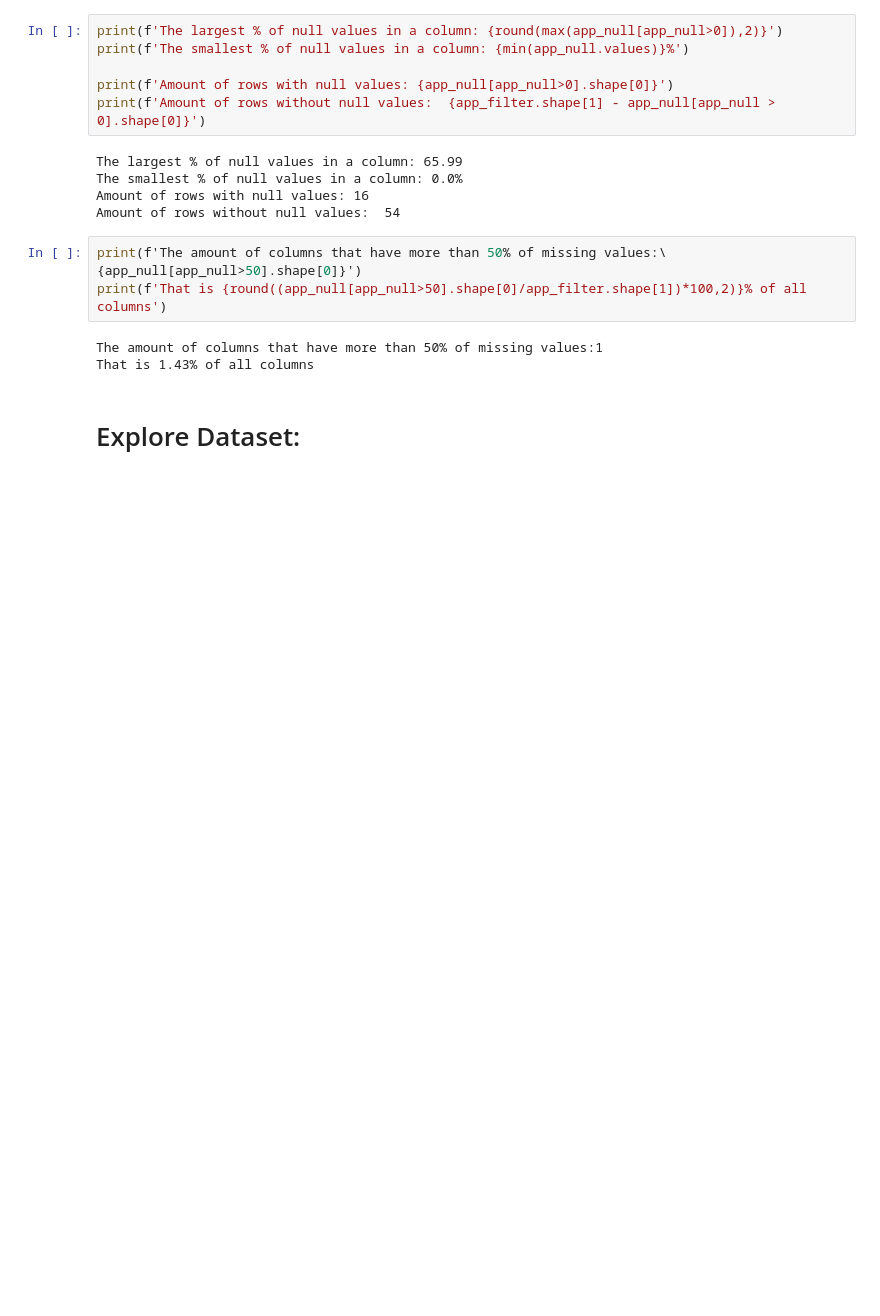
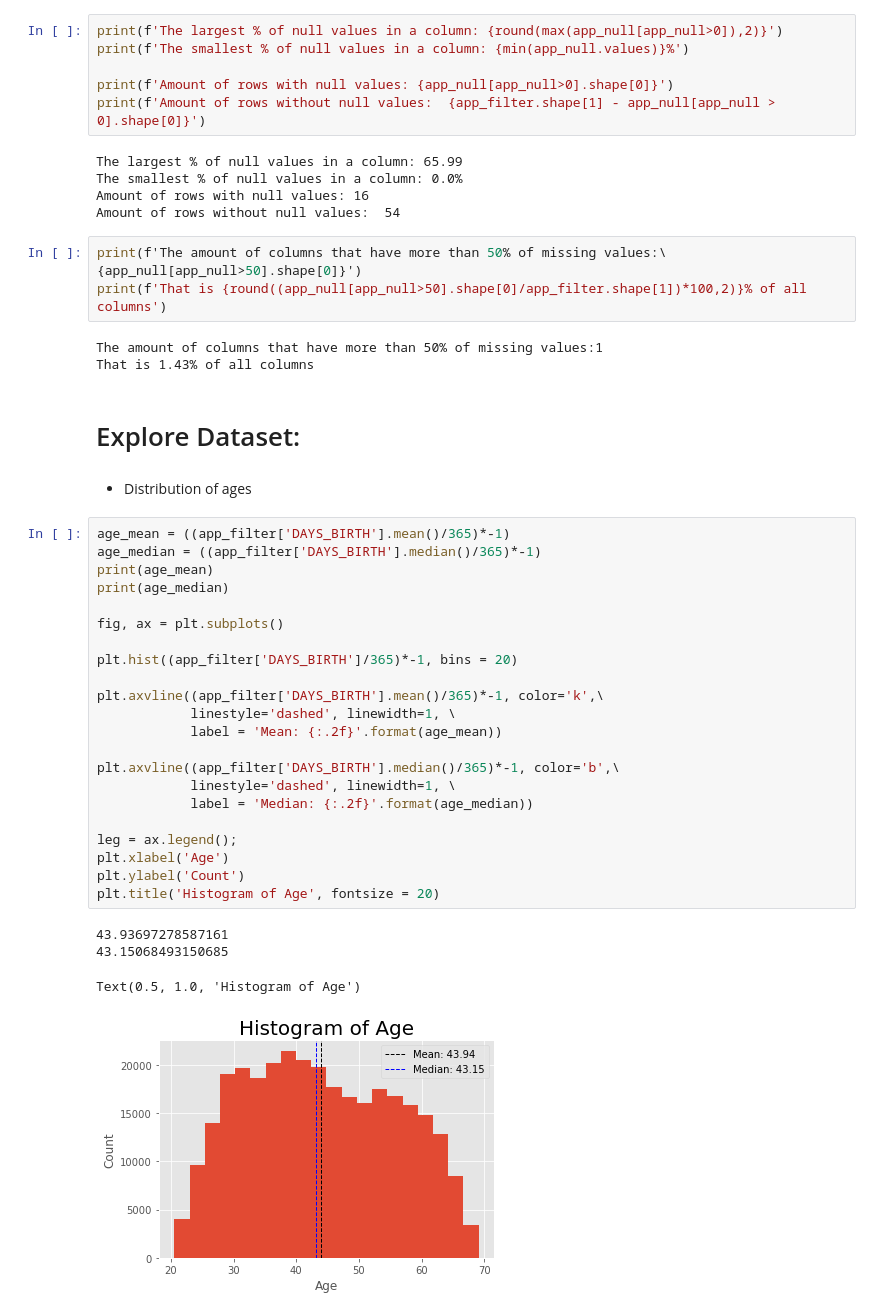
Before and after one commit to LenaChretien/Credit-Card-Fraud, a Jupyter notebook: Credit_card_fraud.ipynb, the cells around one changed output. Drawn from its saved outputs; the diff is of its cells as text; blank space fills up the shorter version.

```diff
--- a/Credit_card_fraud.ipynb
+++ b/Credit_card_fraud.ipynb
@@ -183,3 +181,32 @@ The amount of columns that have more than 50% of missing values:1
 That is 1.43% of all columns
 # %% [markdown]
 # Explore Dataset:
+# %% [markdown]
+- Distribution of ages
+# %%
+age_mean = ((app_filter['DAYS_BIRTH'].mean()/365)*-1)
+age_median = ((app_filter['DAYS_BIRTH'].median()/365)*-1)
+print(age_mean)
+print(age_median)
+
+fig, ax = plt.subplots()
+
+plt.hist((app_filter['DAYS_BIRTH']/365)*-1, bins = 20)
+
+plt.axvline((app_filter['DAYS_BIRTH'].mean()/365)*-1, color='k',\
+            linestyle='dashed', linewidth=1, \
+            label = 'Mean: {:.2f}'.format(age_mean))
+
+plt.axvline((app_filter['DAYS_BIRTH'].median()/365)*-1, color='b',\
+            linestyle='dashed', linewidth=1, \
+            label = 'Median: {:.2f}'.format(age_median))
+
+leg = ax.legend();
+plt.xlabel('Age')
+plt.ylabel('Count')
+plt.title('Histogram of Age', fontsize = 20)
+# %% [output]
+43.93697278587161
+43.15068493150685
+Text(0.5, 1.0, 'Histogram of Age')
+[figure, added]
```
Also changed, not shown: parts of 34 cells of this notebook.
